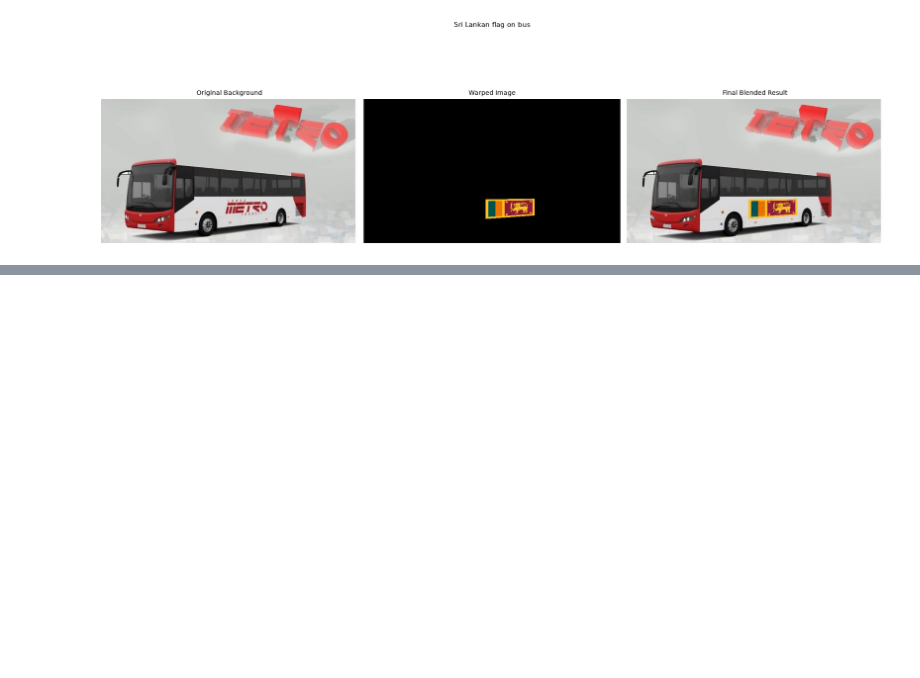
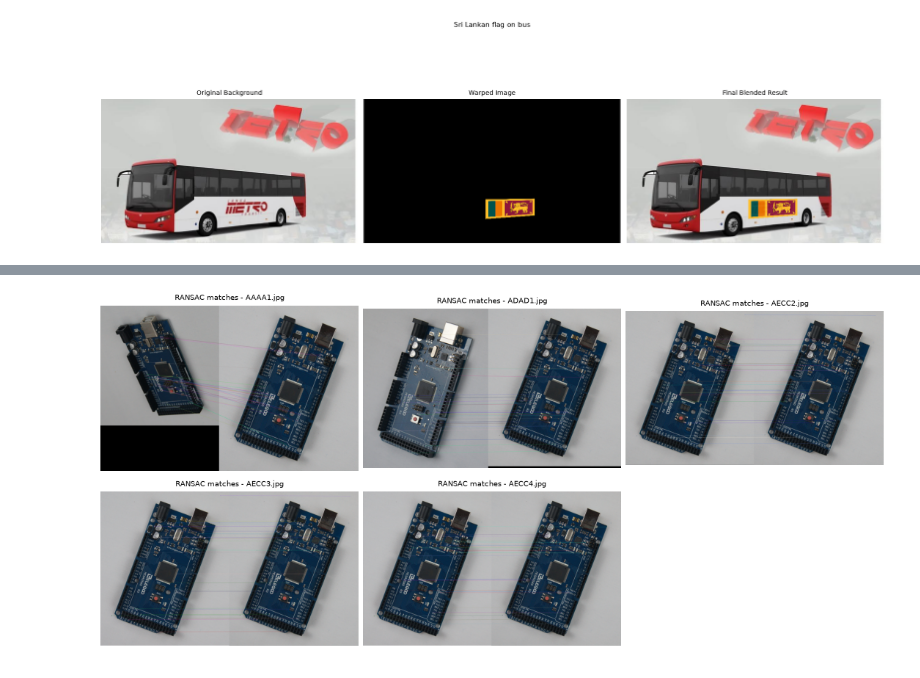
Before and after one commit to gunasekaraks/Fitting-and-Alignment, a Jupyter notebook: getting_started.ipynb, the cells around one changed output, grey strips where cells are left out. Cells and saved outputs as stored; diff of their text form; code cells hidden in the pictures; blank space fills up the shorter version.

```diff
--- a/getting_started.ipynb
+++ b/getting_started.ipynb
@@ -540,0 +545,76 @@ Sri Lankan flag on bus homography matrix:
+# %%
+from pathlib import Path
+import cv2 as cv
+import numpy as np
+import matplotlib.pyplot as plt
+
+# Load the reference and the five PCB images.
+PCB_DIR = Path("images") / "pcb"
+def read_pcb(name):
+    path = PCB_DIR / name
+    image = cv.imread(str(path))
+    if image is None:
+        raise FileNotFoundError(f"Cannot read image: {path.resolve()}")
+    return image
+
+ref = read_pcb("AECC1.jpg")
+pcb_names = ["AAAA1.jpg", "ADAD1.jpg", "AECC2.jpg", "AECC3.jpg", "AECC4.jpg"]
+im_list = [read_pcb(name) for name in pcb_names]
+gray_ref = cv.cvtColor(ref, cv.COLOR_BGR2GRAY)
+gray_im_list = [cv.cvtColor(im, cv.COLOR_BGR2GRAY) for im in im_list]
+
+# SIFT descriptors and two nearest neighbours with the L2 distance.
+cv.setRNGSeed(42)
+sift = cv.SIFT_create()
+kp_ref, des_ref = sift.detectAndCompute(gray_ref, None)
+kp_and_des_list = [sift.detectAndCompute(gray, None) for gray in gray_im_list]
+if des_ref is None:
+    raise ValueError("No SIFT descriptors found in the reference.")
+bf = cv.BFMatcher(cv.NORM_L2)
+good_matches = []
+for name, (keypoints, descriptors) in zip(pcb_names, kp_and_des_list):
+    matches = [] if descriptors is None else bf.knnMatch(descriptors, des_ref, k=2)
+    good = [pair[0] for pair in matches
+            if len(pair) == 2 and pair[0].distance < 0.8 * pair[1].distance]
+    good_matches.append(good)
+    print(f"{name}: {len(good)} good matches")
+
+# Estimate the mapping from each PCB to the reference using RANSAC.
+homography_list = []
+inlier_mask_list = []
+for name, (kp_im, _), good in zip(pcb_names, kp_and_des_list, good_matches):
+    H, mask = None, None
+    if len(good) >= 4:
+        src_pts = np.float32([kp_im[m.queryIdx].pt for m in good]).reshape(-1, 1, 2)
+        dst_pts = np.float32([kp_ref[m.trainIdx].pt for m in good]).reshape(-1, 1, 2)
+        H, mask = cv.findHomography(src_pts, dst_pts, cv.RANSAC, 5.0)
+    homography_list.append(H)
+    inlier_mask_list.append(mask)
+    if H is None or mask is None:
+        print(f"{name}: homography unavailable (insufficient or degenerate matches)")
+    else:
+        print(f"{name}: {int(mask.sum())} RANSAC inliers / {len(good)} good matches")
+
+fig, axes = plt.subplots(2, 3, figsize=(12, 5.6), constrained_layout=False)
+for i, ax in enumerate(axes.flat):
+    ax.axis("off")
+    if i >= len(im_list):
+        continue
+    ax.set_title(f"RANSAC matches - {pcb_names[i]}", fontsize=8)
+    if homography_list[i] is None:
+        ax.text(0.5, 0.5, "Homography estimation failed", ha="center")
+        continue
+    # Show at most 25 evenly spaced inliers to keep the lines readable.
+    inlier_ids = np.flatnonzero(inlier_mask_list[i].ravel())
+    selected = inlier_ids[np.linspace(0, len(inlier_ids) - 1,
+                                    min(25, len(inlier_ids)), dtype=int)]
+    display_mask = np.zeros(len(good_matches[i]), dtype=np.uint8)
+    display_mask[selected] = 1
+    matched_image = cv.drawMatches(
+        im_list[i], kp_and_des_list[i][0], ref, kp_ref, good_matches[i], None,
+        matchesMask=display_mask.tolist(),
+        flags=cv.DrawMatchesFlags_NOT_DRAW_SINGLE_POINTS)
+    ax.imshow(cv.cvtColor(matched_image, cv.COLOR_BGR2RGB))
+fig.tight_layout(pad=0.5, h_pad=1.2, w_pad=0.5)
+plt.show()
+# %% [output]
@@ -540,0 +631 @@ Sri Lankan flag on bus homography matrix:
+[figure, added]
```
Also changed, not shown: parts of 3 cells of this notebook, 15 other files.
